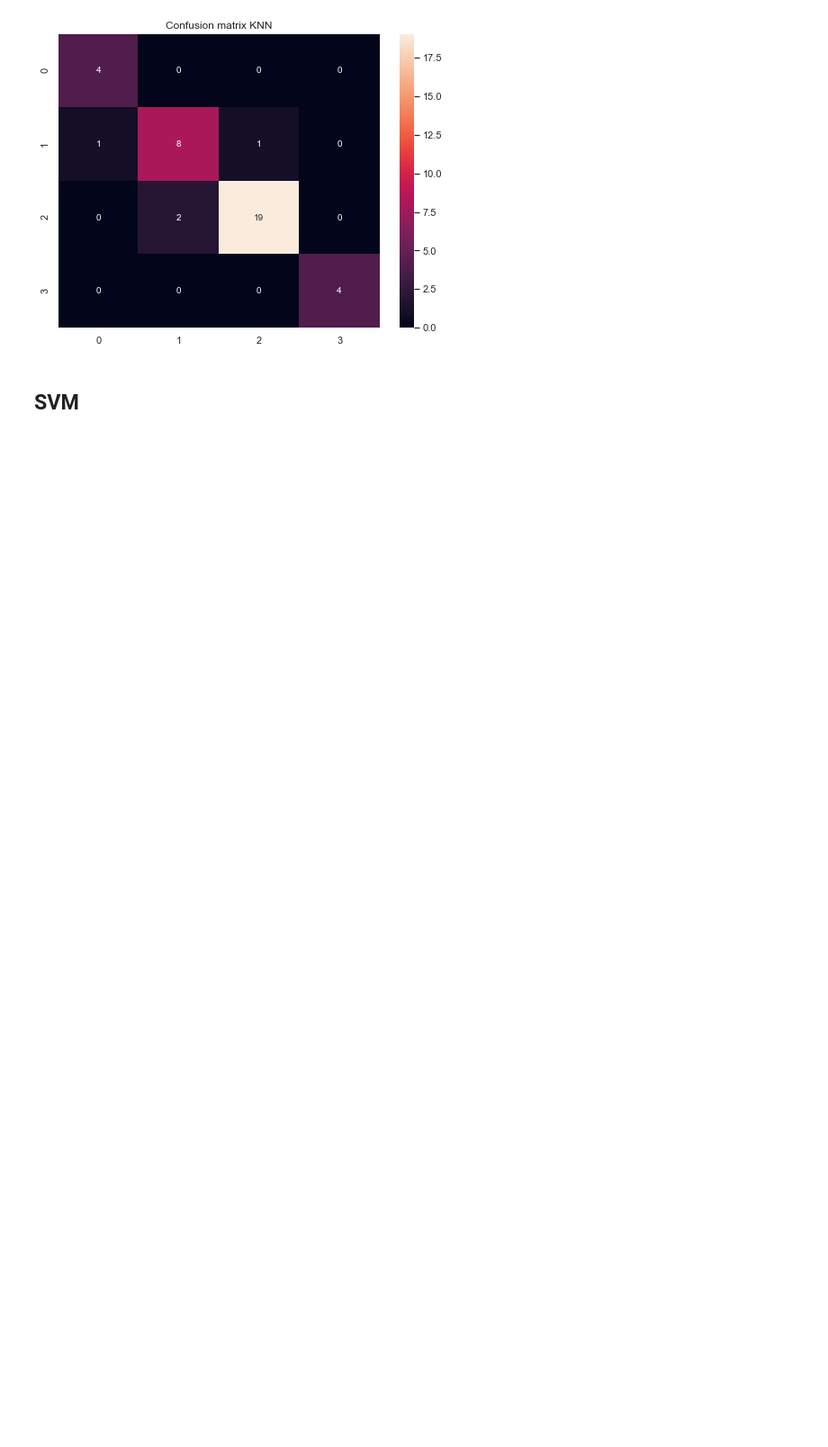
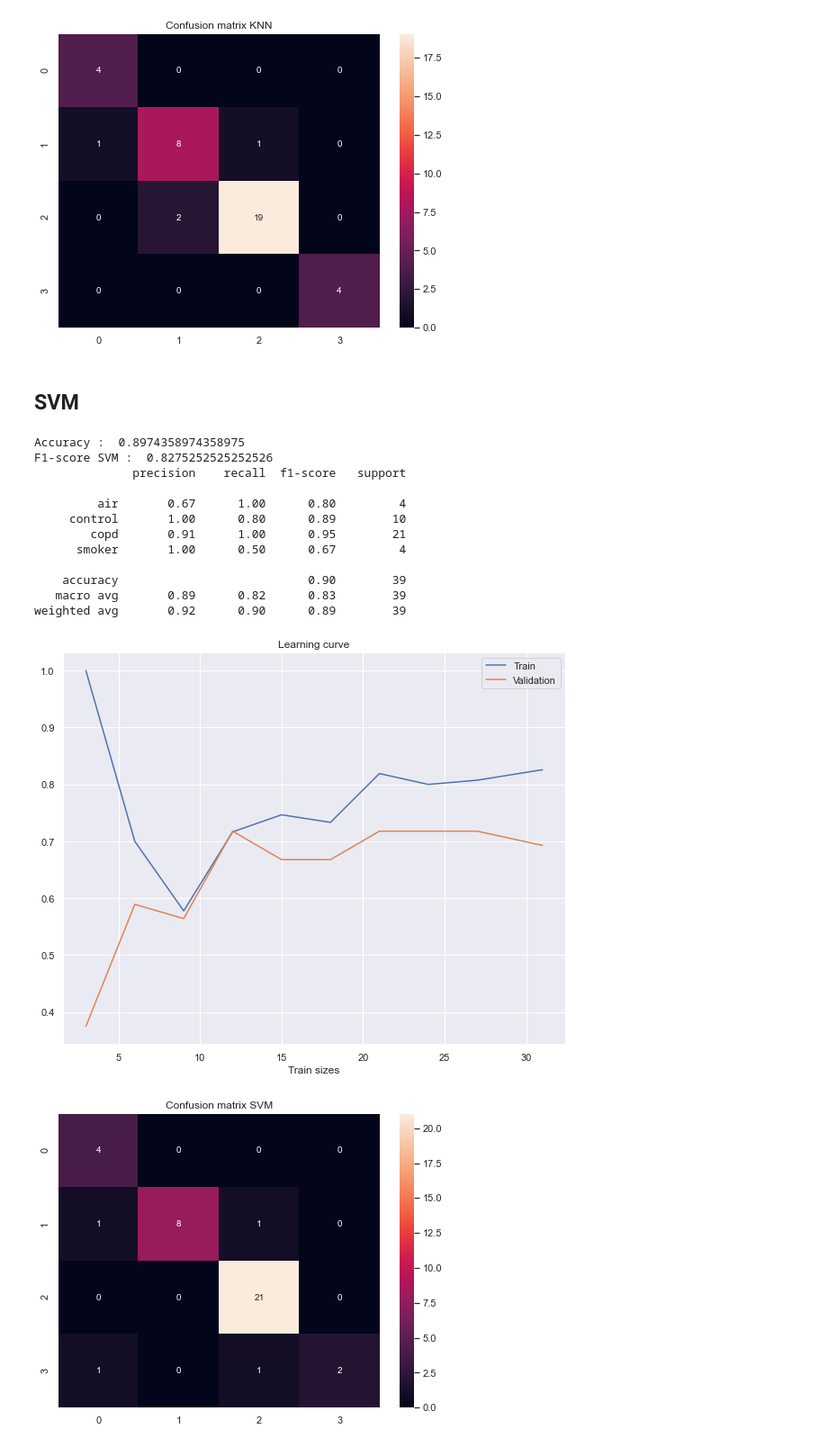
Before and after one commit to MohamedNennouche/COPD-Detection, a Jupyter notebook: COPD-1D-signals.ipynb, the cells around one changed output. Shown at 90% size. Cells and saved outputs as stored; diff of their text form; code cells hidden in the pictures; blank space fills up the shorter version.

```diff
--- a/COPD-1D-signals.ipynb
+++ b/COPD-1D-signals.ipynb
@@ -326,3 +323,51 @@ weighted avg       0.90      0.90      0.90        39
 [figure]
 # %% [markdown]
 ## SVM
+# %%
+def svmcapteur(data, test_size) :
+    features = data.copy()
+    etiq = features["class"]
+    features.drop(["class"], axis=1, inplace=True)
+    fv_train, fv_test, etiq_train, etiq_test = train_test_split(features, etiq, test_size=test_size,random_state=42)
+
+    parameters = {'degree':np.arange(1,20,1)}
+    svm=SVC(gamma='scale', class_weight='balanced')
+    clf = GridSearchCV(svm, parameters)
+    clf.fit(fv_train,etiq_train)
+    svm=SVC(**clf.best_params_)
+    svm.fit(fv_train,etiq_train)
+
+    N, train_score, val_score = learning_curve(svm, fv_train, etiq_train, train_sizes=np.linspace(0.1, 1.0, 10), cv = 5)
+    sns.set_theme(style="darkgrid")
+    plt.figure(figsize=(10,8))
+    plt.plot(N, train_score.mean(axis=1), label='Train')
+    plt.plot(N, val_score.mean(axis=1), label='Validation')
+    plt.xlabel('Train sizes')
+    plt.title('Learning curve')
+    plt.legend()
+
+    ysvm=svm.predict(fv_test)
+    print("Accuracy : ",metrics.accuracy_score(etiq_test, ysvm))
+    print("F1-score SVM : ",metrics.f1_score(etiq_test, ysvm, average='macro'))
+    print(metrics.classification_report(etiq_test, ysvm))
+
+    plt.figure(figsize=(8,6))
+    sns.heatmap(metrics.confusion_matrix(etiq_test, ysvm), annot=True, annot_kws={"size": 10})
+    plt.title('Confusion matrix SVM')
+# %%
+svmcapteur(data=data_capteur1,test_size=0.5)
+# %% [output]
+Accuracy :  0.8974358974358975
+F1-score SVM :  0.8275252525252526
+              precision    recall  f1-score   support
+
+         air       0.67      1.00      0.80         4
+     control       1.00      0.80      0.89        10
+        copd       0.91      1.00      0.95        21
+      smoker       1.00      0.50      0.67         4
+
+    accuracy                           0.90        39
+   macro avg       0.89      0.82      0.83        39
+weighted avg       0.92      0.90      0.89        39
+[figure, added]
+[figure, added]
```
Also changed, not shown: parts of 8 cells of this notebook.
